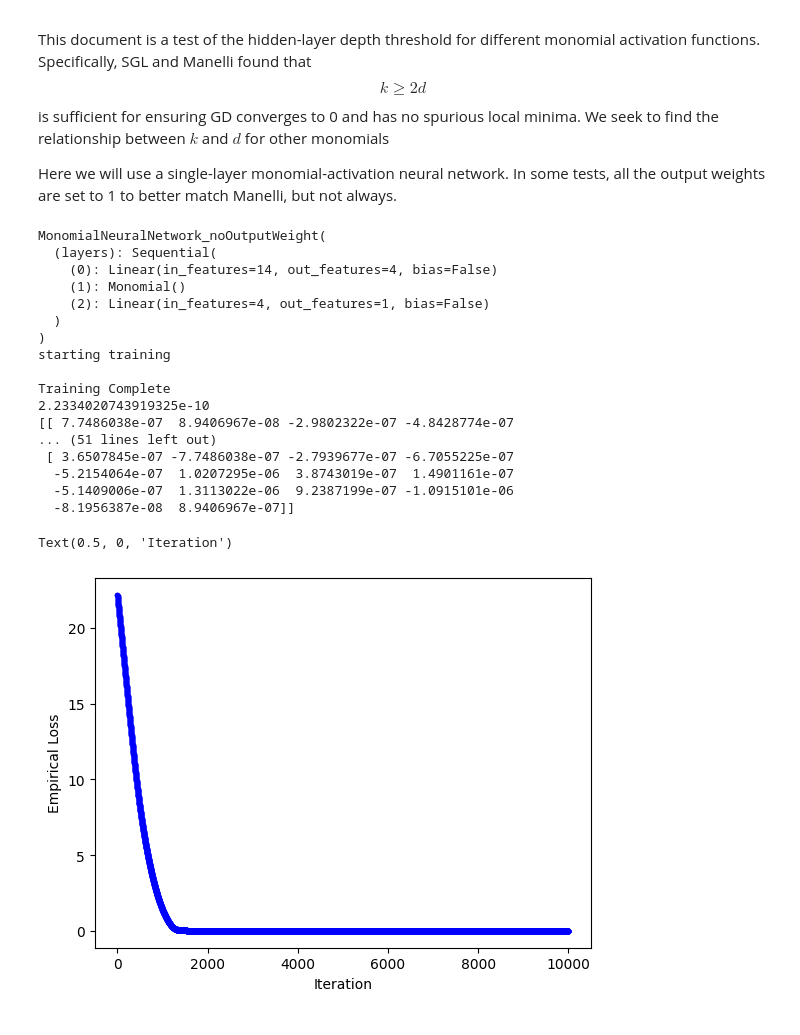
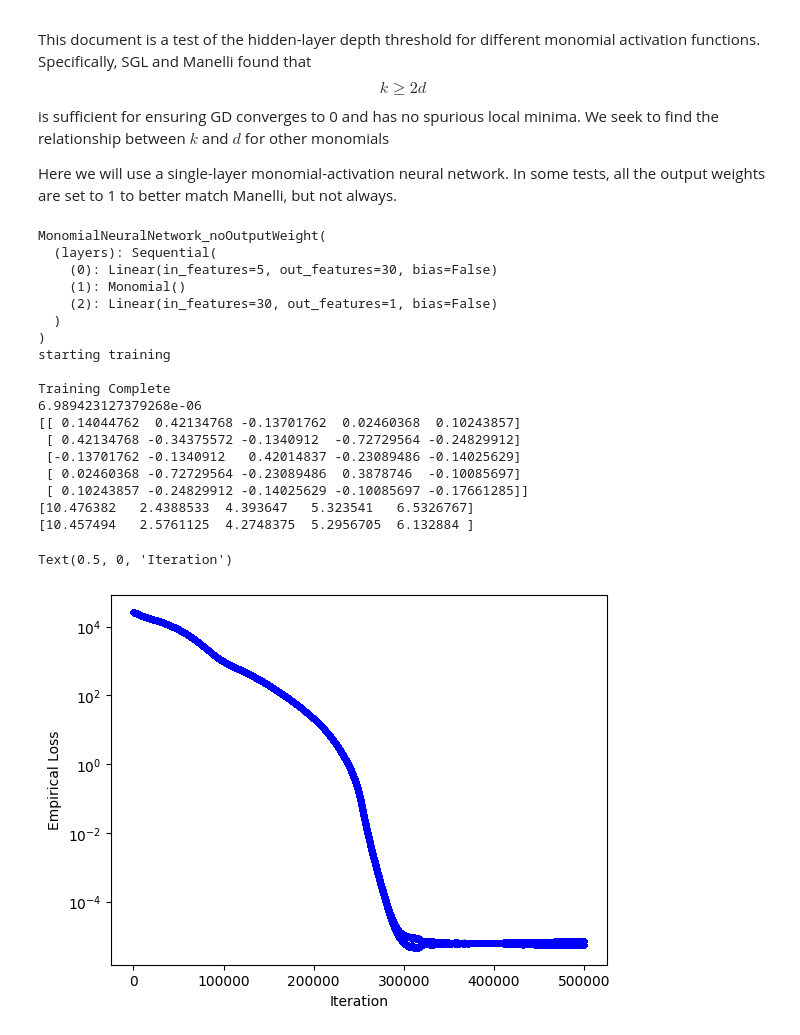
Before and after one commit to trevorgloe/Math_273A_Final_Project, a Jupyter notebook: depth_threshold_tests.ipynb, the cells around one changed output. Cells and saved outputs as stored; diff of their text form; code cells hidden in the pictures.

Commit message:
messed around with different widths for the student and teacher in jupyter notebook, started making file to procedurally generate and save the data

```diff
--- a/depth_threshold_tests.ipynb
+++ b/depth_threshold_tests.ipynb
@@ -14,13 +14,13 @@ import matplotlib.pyplot as plt
 import numpy as np
 # %%
 ## Create a function that will make data and train a neural network using a given number of data points and epochs
-def test_training(n, k, M):
+def test_training(n, k_stud, k_teach, M):
     # n is the number of data points
     # k is the hidden layer depth
     # M is the number of epochs
 
-    d = 14 # just fix the dimension of the data for now
-    teacher_k = [k] # single layer
+    d = 5 # just fix the dimension of the data for now
+    teacher_k = [k_teach] # single layer
     teacher_model = generate_teacher_model_noOutWeight(d, teacher_k) # use unit weights for these calculations
     # teacher_model = generate_teacher_model(d, teacher_k)
     print(teacher_model)
@@ -29,7 +29,7 @@ def test_training(n, k, M):
     data = generate_data(n, d, teacher_model)
 
     # create student
-    student_k = [k] # student model hidden layer sizes - 2 layers with increasing number of neurons
+    student_k = [k_stud] # student model hidden layer sizes - 2 layers with increasing number of neurons
     student_model = generate_student_model_noOutWeight(d, student_k)
     # student_model = generate_student_model(d, k=student_k)
 
@@ -39,7 +39,7 @@ def test_training(n, k, M):
         x_train = data[0],
         y_train= data[1],
         num_epochs = M,
-        lr = 2e-3,
+        lr = 0.2e-4,
         print_stuff=False
         )
 
@@ -53,34 +53,35 @@ def test_training(n, k, M):
     return losses, student_w, teacher_w
 # %%
 # test out the function
-l, stud_w, teach_w = test_training(n=1000, k=4, M=10000)
+l, stud_w, teach_w = test_training(n=1000, k_stud=30, k_teach=30, M=500000)
 print(l[-1])
 print(stud_w.T@stud_w - teach_w.T@teach_w)
 stud_eig, stud_eig_vec = np.linalg.eig(stud_w.T@stud_w)
 teach_eig, teach_eig_vec = np.linalg.eig(teach_w.T@teach_w)
 print(stud_eig)
 print(teach_eig)
 fig = plt.figure()
-plt.plot(np.arange(len(l)),l,'b.')
+plt.semilogy(np.arange(len(l)),l,'b.')
 plt.ylabel("Empirical Loss")
 plt.xlabel("Iteration")
 # %% [output]
 MonomialNeuralNetwork_noOutputWeight(
   (layers): Sequential(
-    (0): Linear(in_features=14, out_features=4, bias=False)
+    (0): Linear(in_features=5, out_features=30, bias=False)
     (1): Monomial()
-    (2): Linear(in_features=4, out_features=1, bias=False)
+    (2): Linear(in_features=30, out_features=1, bias=False)
   )
 )
 starting training
 
 Training Complete
-2.2334020743919325e-10
-[[ 7.7486038e-07  8.9406967e-08 -2.9802322e-07 -4.8428774e-07
-... (51 lines left out)
- [ 3.6507845e-07 -7.7486038e-07 -2.7939677e-07 -6.7055225e-07
-  -5.2154064e-07  1.0207295e-06  3.8743019e-07  1.4901161e-07
-  -5.1409006e-07  1.3113022e-06  9.2387199e-07 -1.0915101e-06
-  -8.1956387e-08  8.9406967e-07]]
+6.989423127379268e-06
+[[ 0.14044762  0.42134768 -0.13701762  0.02460368  0.10243857]
+ [ 0.42134768 -0.34375572 -0.1340912  -0.72729564 -0.24829912]
+ [-0.13701762 -0.1340912   0.42014837 -0.23089486 -0.14025629]
+ [ 0.02460368 -0.72729564 -0.23089486  0.3878746  -0.10085697]
+ [ 0.10243857 -0.24829912 -0.14025629 -0.10085697 -0.17661285]]
+[10.476382   2.4388533  4.393647   5.323541   6.5326767]
+[10.457494   2.5761125  4.2748375  5.2956705  6.132884 ]
 Text(0.5, 0, 'Iteration')
-[figure, old version]
+[figure, new version]
```
Also changed, not shown: parts of 1 cell of this notebook, 2 other files.
